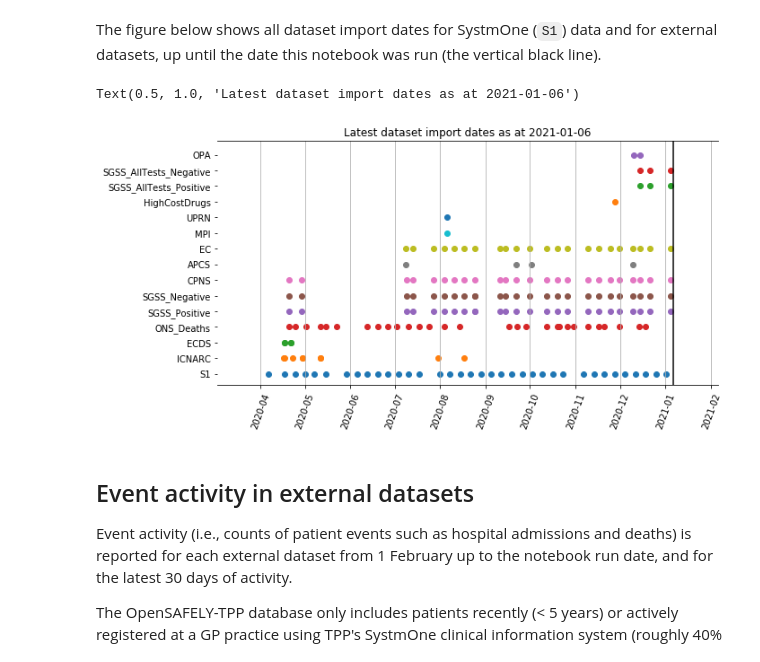
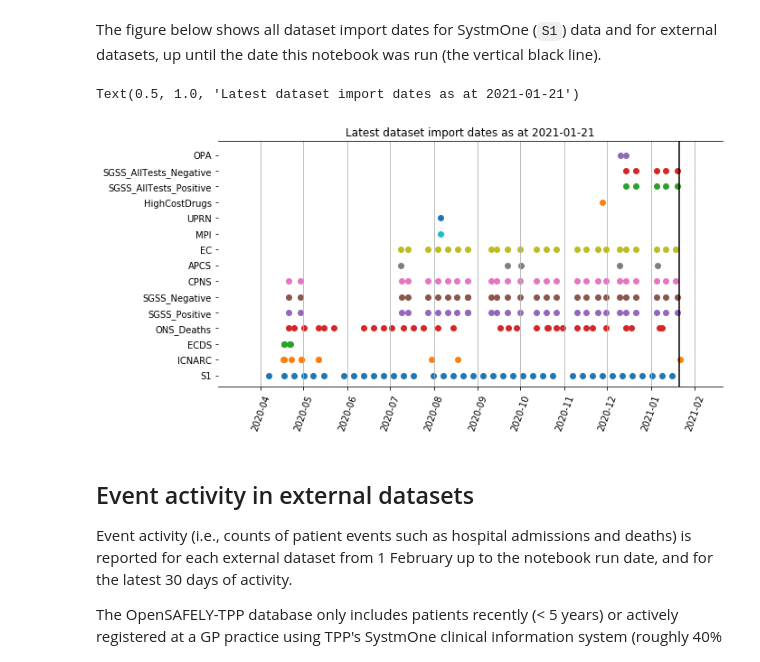
Before and after one commit to opensafely/database-notebooks, a Jupyter notebook: notebooks/database-builds.ipynb, the cells around one changed output. Saved outputs shown, nothing was run; the diff lists cells and outputs as text; code cells hidden in the pictures.

```diff
--- a/notebooks/database-builds.ipynb
+++ b/notebooks/database-builds.ipynb
@@ -80,7 +80,7 @@ with closing_connection(dbconn) as cnxn:
 start_date = pd.to_datetime("2020-02-01", format='%Y-%m-%d')
 #start_date = pd.to_datetime("2020-02-01", format='%Y-%m-%d')
 end_date = pd.to_datetime(latestbuilds['latest_import'].max(), format='%Y-%m-%d')
-today = date.today()
+run_date = date.today()
 # %% [markdown]
 ### Notebook run date
 # %%
@@ -123,23 +123,23 @@ The figure below shows all dataset import dates for SystmOne (`S1`) data and for
 # %%
 fig, ax = plt.subplots(figsize=(10,5))
 
 sources = allbuilds['BuildDesc'].unique()
 
 for source in allbuilds['BuildDesc'].unique():
-    dat = allbuilds[(allbuilds['BuildDesc']==source) & (allbuilds['BuildDate']<end_date)]
+    dat = allbuilds[(allbuilds['BuildDesc']==source)]
     x = dat['BuildDate']
     y = dat['BuildDesc']
     ax.scatter(x, y, marker='o')
 
 ax.xaxis.set_tick_params(labelrotation=70)
 ax.grid(True, axis='x')
 ax.spines["left"].set_visible(False)
 ax.spines["right"].set_visible(False)
-ax.axvline(today, color='black')
-ax.set_title(f"""Latest dataset import dates as at {today.strftime('%Y-%m-%d')}""")
+ax.axvline(run_date, color='black')
+ax.set_title(f"""Latest dataset import dates as at {run_date.strftime('%Y-%m-%d')}""")
 # %% [output]
-Text(0.5, 1.0, 'Latest dataset import dates as at 2021-01-06')
+Text(0.5, 1.0, 'Latest dataset import dates as at 2021-01-21')
-[figure, old version]
+[figure, new version]
 # %% [markdown]
 ## Event activity in external datasets
 
```
Also changed, not shown: parts of 4 cells of this notebook, 4 other files.
